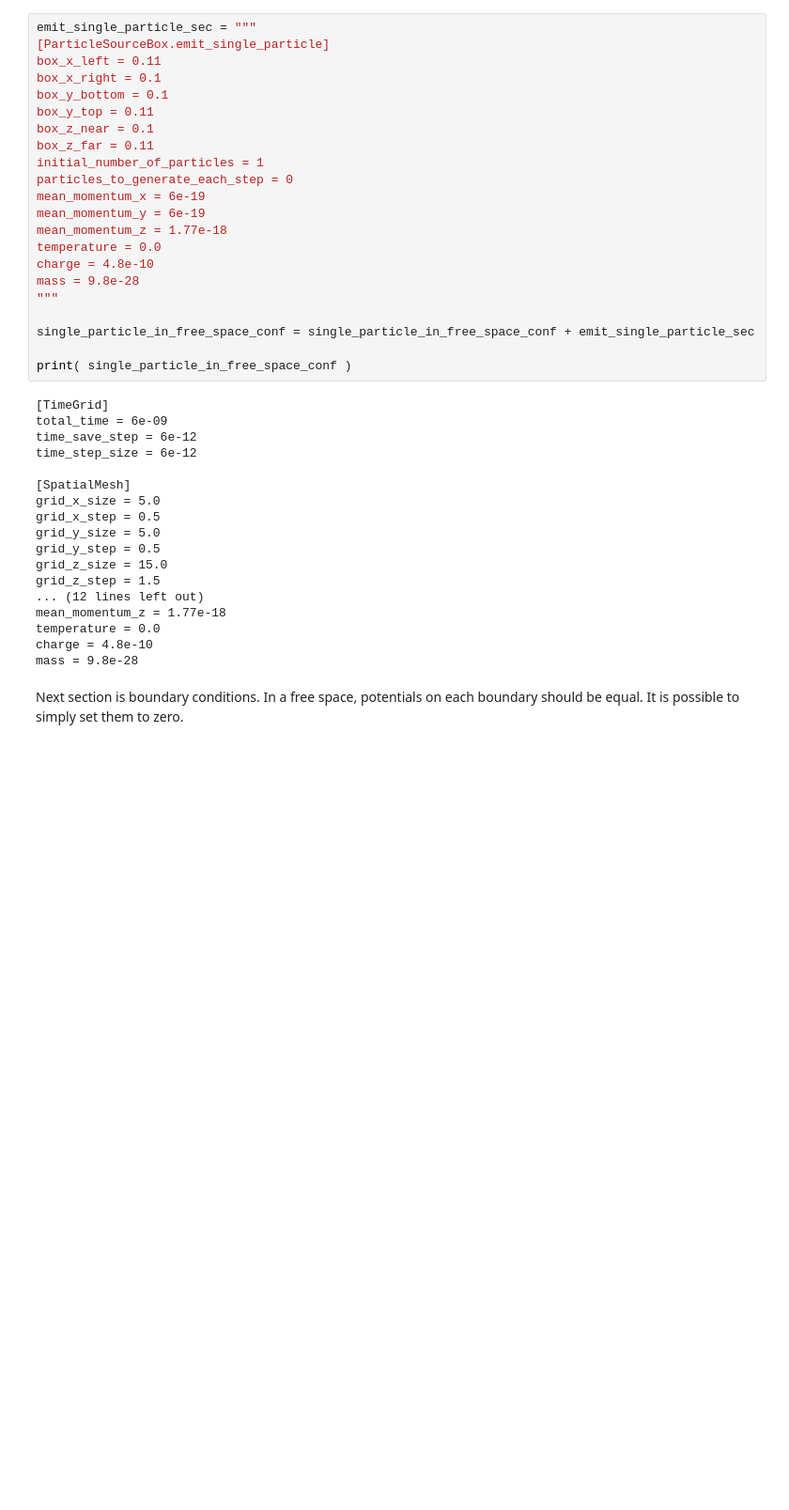
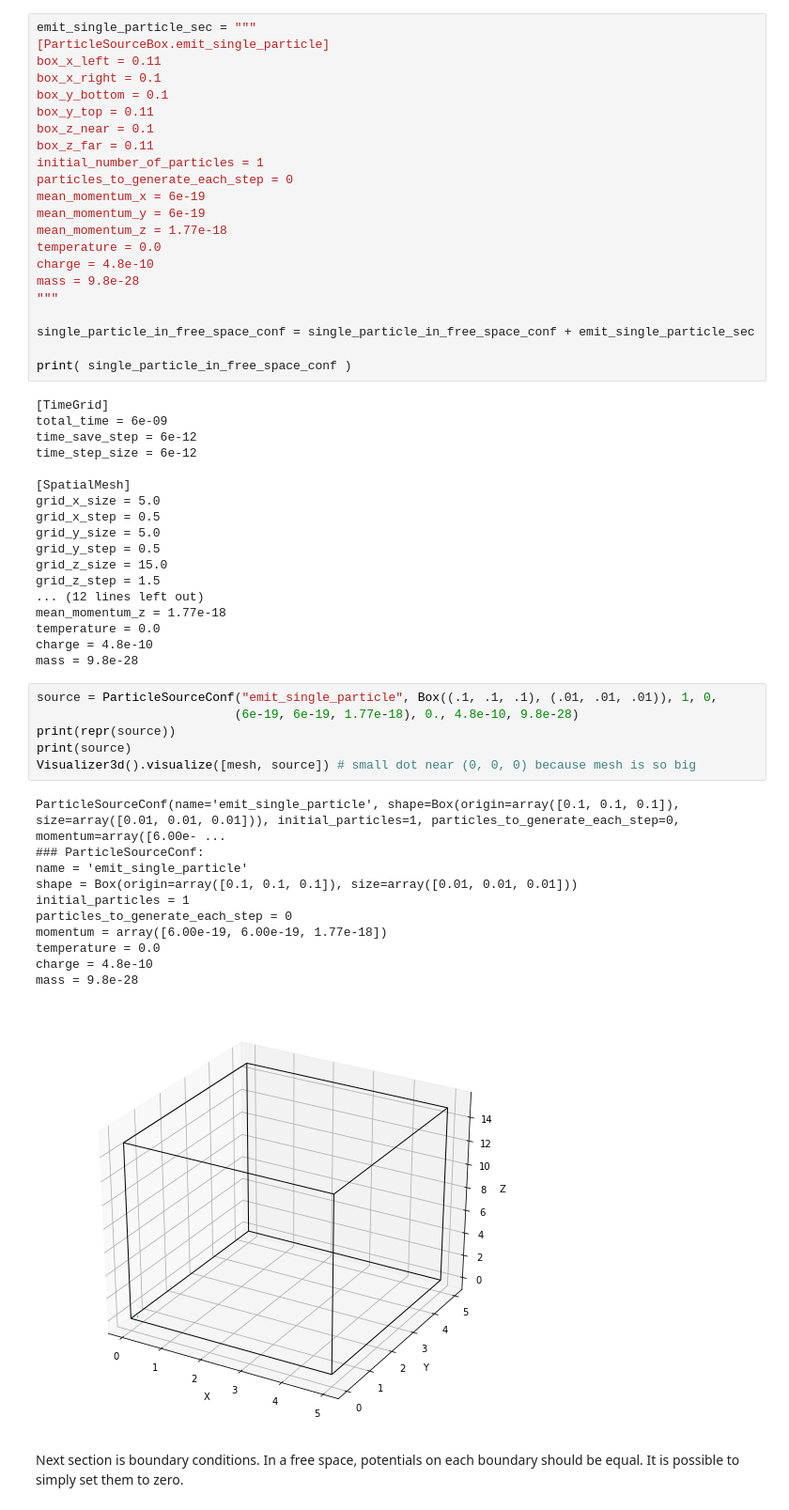
Before and after one commit to epicf/ef_python, a Jupyter notebook: examples/single_particle_in_free_space/single_particle_in_free_space.ipynb, the cells around one changed output. Shown at 94% size. Drawn from its saved outputs; the diff is of its cells as text; blank space fills up the shorter version.

```diff
--- a/examples/single_particle_in_free_space/single_particle_in_free_space.ipynb
+++ b/examples/single_particle_in_free_space/single_particle_in_free_space.ipynb
@@ -178,6 +203,24 @@ mean_momentum_z = 1.77e-18
 temperature = 0.0
 charge = 4.8e-10
 mass = 9.8e-28
+# %%
+source = ParticleSourceConf("emit_single_particle", Box((.1, .1, .1), (.01, .01, .01)), 1, 0,
+                           (6e-19, 6e-19, 1.77e-18), 0., 4.8e-10, 9.8e-28)
+print(repr(source))
+print(source)
+Visualizer3d().visualize([mesh, source]) # small dot near (0, 0, 0) because mesh is so big
+# %% [output]
+ParticleSourceConf(name='emit_single_particle', shape=Box(origin=array([0.1, 0.1, 0.1]), size=array([0.01, 0.01, 0.01])), initial_particles=1, particles_to_generate_each_step=0, momentum=array([6.00e- ...
+### ParticleSourceConf:
+name = 'emit_single_particle'
+shape = Box(origin=array([0.1, 0.1, 0.1]), size=array([0.01, 0.01, 0.01]))
+initial_particles = 1
+particles_to_generate_each_step = 0
+momentum = array([6.00e-19, 6.00e-19, 1.77e-18])
+temperature = 0.0
+charge = 4.8e-10
+mass = 9.8e-28
+[figure, added]
 # %% [markdown]
 Next section is boundary conditions.
 In a free space, potentials on each boundary should be equal.
```
Also changed, not shown: parts of 17 cells of this notebook, 2 other files.
